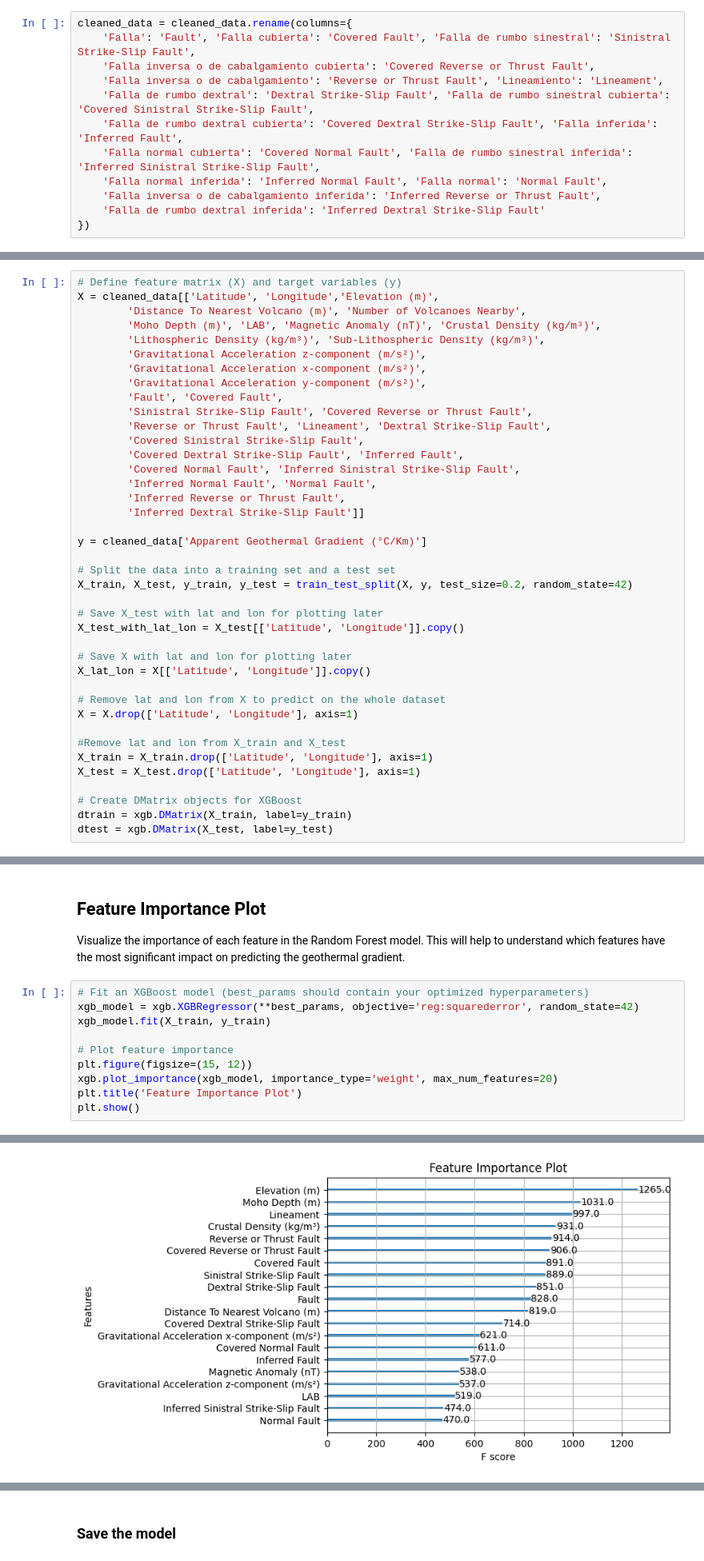
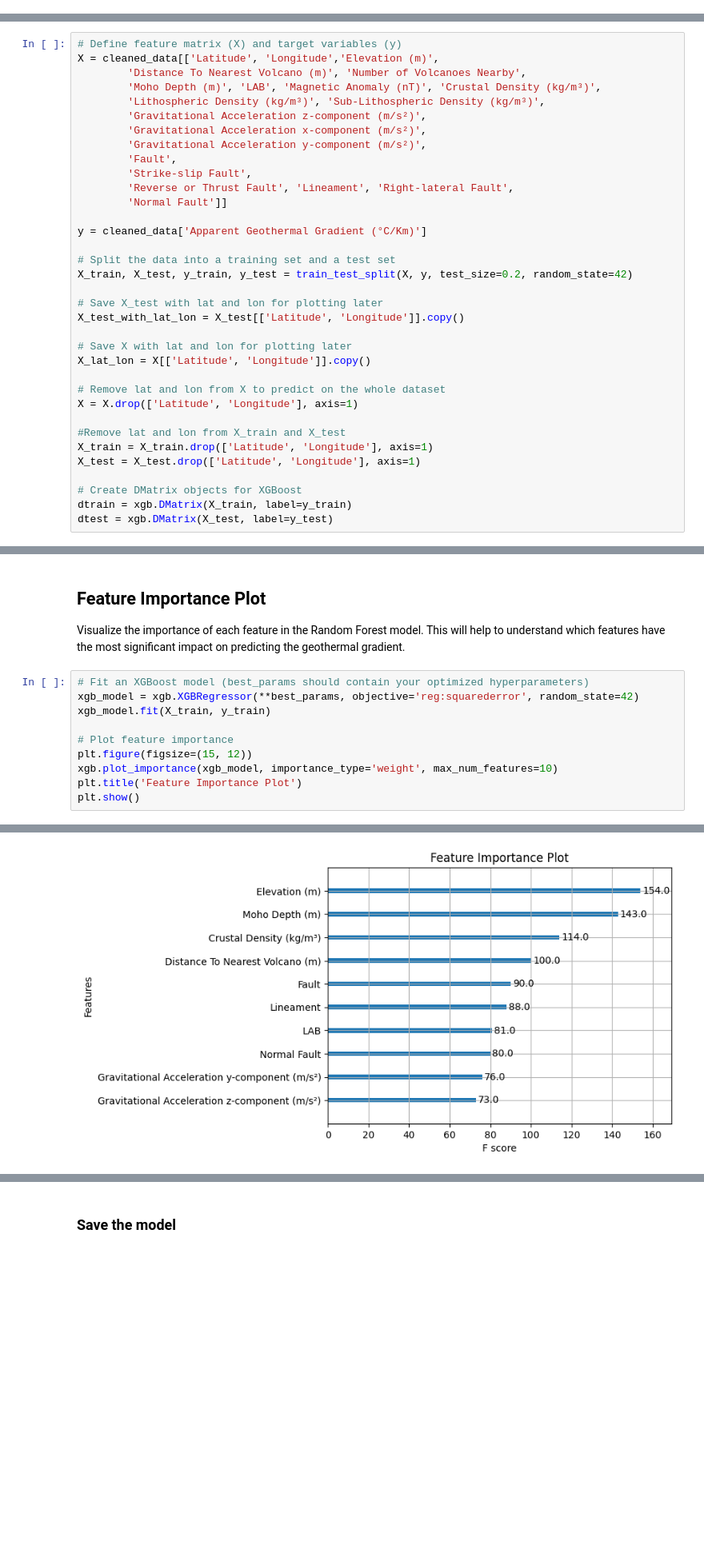
Before and after one commit to jcmefra/Geothermal-Gradient-Machine-Learning, a Jupyter notebook: Model.ipynb, the cells around one changed output, grey strips where cells are left out. Shown at 80% size. Drawn from its saved outputs; the diff is of its cells as text; blank space fills up the shorter version.

Commit message:
model final

```diff
--- a/Model.ipynb
+++ b/Model.ipynb
@@ -696,12 +696,0 @@ cleaned_data.head()
-# %%
-cleaned_data = cleaned_data.rename(columns={
-    'Falla': 'Fault', 'Falla cubierta': 'Covered Fault', 'Falla de rumbo sinestral': 'Sinistral Strike-Slip Fault',
-    'Falla inversa o de cabalgamiento cubierta': 'Covered Reverse or Thrust Fault',
-    'Falla inversa o de cabalgamiento': 'Reverse or Thrust Fault', 'Lineamiento': 'Lineament',
-    'Falla de rumbo dextral': 'Dextral Strike-Slip Fault', 'Falla de rumbo sinestral cubierta': 'Covered Sinistral Strike-Slip Fault',
-    'Falla de rumbo dextral cubierta': 'Covered Dextral Strike-Slip Fault', 'Falla inferida': 'Inferred Fault',
-    'Falla normal cubierta': 'Covered Normal Fault', 'Falla de rumbo sinestral inferida': 'Inferred Sinistral Strike-Slip Fault',
-    'Falla normal inferida': 'Inferred Normal Fault', 'Falla normal': 'Normal Fault',
-    'Falla inversa o de cabalgamiento inferida': 'Inferred Reverse or Thrust Fault',
-    'Falla de rumbo dextral inferida': 'Inferred Dextral Strike-Slip Fault'
-})
@@ -778,15 +739,10 @@ X = cleaned_data[['Latitude', 'Longitude','Elevation (m)',
         'Gravitational Acceleration z-component (m/s²)',
         'Gravitational Acceleration x-component (m/s²)',
         'Gravitational Acceleration y-component (m/s²)',
-        'Fault', 'Covered Fault',
-        'Sinistral Strike-Slip Fault', 'Covered Reverse or Thrust Fault',
-        'Reverse or Thrust Fault', 'Lineament', 'Dextral Strike-Slip Fault',
-        'Covered Sinistral Strike-Slip Fault',
-        'Covered Dextral Strike-Slip Fault', 'Inferred Fault',
-        'Covered Normal Fault', 'Inferred Sinistral Strike-Slip Fault',
-        'Inferred Normal Fault', 'Normal Fault',
-        'Inferred Reverse or Thrust Fault',
-        'Inferred Dextral Strike-Slip Fault']]
+        'Fault',
+        'Strike-slip Fault',
+        'Reverse or Thrust Fault', 'Lineament', 'Right-lateral Fault',
+        'Normal Fault']]
 
 y = cleaned_data['Apparent Geothermal Gradient (°C/Km)']
 
@@ -890,16 +846,16 @@ Visualize the importance of each feature in the Random Forest model. This will h
 # %%
 # Fit an XGBoost model (best_params should contain your optimized hyperparameters)
 xgb_model = xgb.XGBRegressor(**best_params, objective='reg:squarederror', random_state=42)
 xgb_model.fit(X_train, y_train)
 
 # Plot feature importance
 plt.figure(figsize=(15, 12))
-xgb.plot_importance(xgb_model, importance_type='weight', max_num_features=20)
+xgb.plot_importance(xgb_model, importance_type='weight', max_num_features=10)
 plt.title('Feature Importance Plot')
 plt.show()
 # %% [output]
 <Figure size 1500x1200 with 0 Axes>
-[figure, old version]
+[figure, new version]
 # %% [markdown]
 ## Residual Plot
 
```
Also changed, not shown: parts of 25 cells of this notebook.
